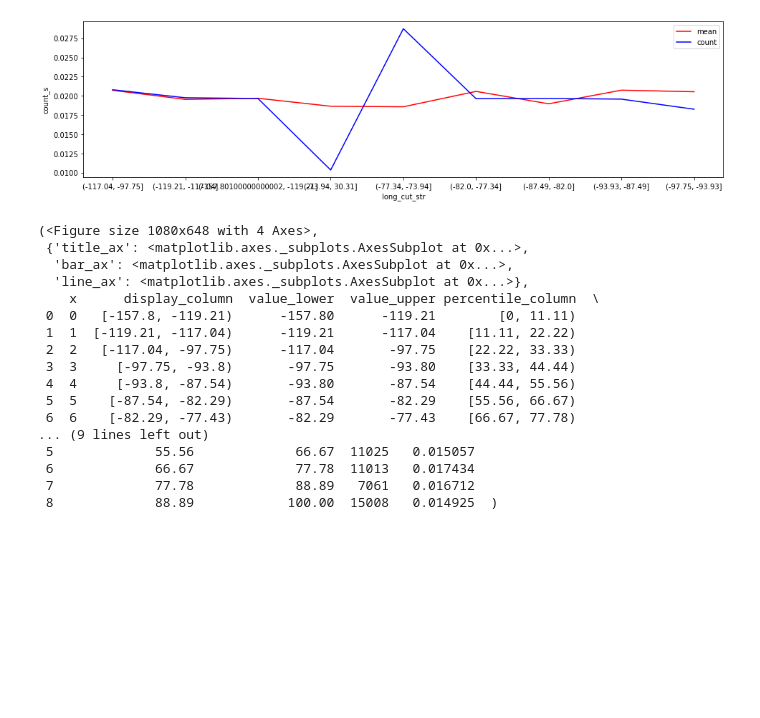
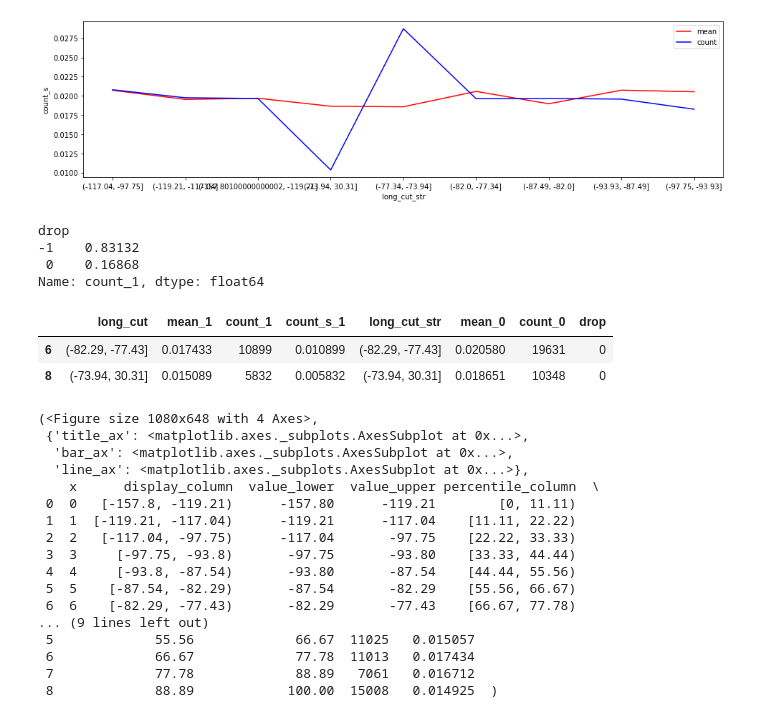
Before and after one commit to crazywiden/Leetcode_daily_submit, a Jupyter notebook: 20e/Pricing Challenge.ipynb, the cells around one changed output. Saved outputs shown, nothing was run; the diff lists cells and outputs as text; code cells hidden in the pictures; blank space fills up the shorter version.

```diff
--- a/20e/Pricing Challenge.ipynb
+++ b/20e/Pricing Challenge.ipynb
@@ -421,6 +463,19 @@ long_mc_1.columns = ['long_cut','mean_1','count_1','count_s_1','long_cut_str']
 long_mc_1['mean_0'] = long_mc_0['mean']
 long_mc_1['count_0'] = long_mc_0['count']
 long_mc_1_a = long_mc_1
+long_mc_1['drop'] =  test_loop(long_mc_1,var_type = 'numeric')
+long_mc_1.groupby('drop')['count_1'].sum()/num_1_nloc
+# %% [output]
+drop
+-1    0.83132
+ 0    0.16868
+Name: count_1, dtype: float64
+# %%
+long_mc_1[long_mc_1['drop']==0]
+# %% [output]
+|  | long_cut | mean_1 | count_1 | count_s_1 | long_cut_str | mean_0 | count_0 | drop |
+| 6 | (-82.29, -77.43] | 0.017433 | 10899 | 0.010899 | (-82.29, -77.43] | 0.020580 | 19631 | 0 |
+| 8 | (-73.94, 30.31] | 0.015089 | 5832 | 0.005832 | (-73.94, 30.31] | 0.018651 | 10348 | 0 |
 # %%
 target_plot(
     df=df_1_nloc, feature='long', feature_name='longitude', target='converted', show_percentile=True)
```
Also changed, not shown: parts of 24 cells of this notebook.
